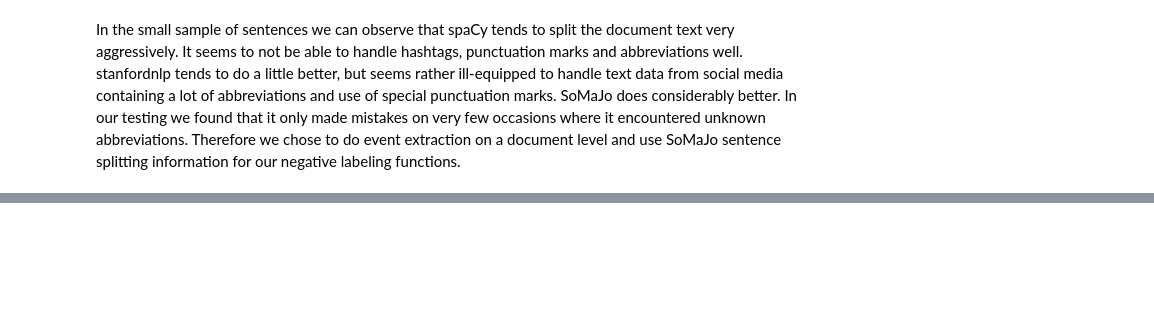
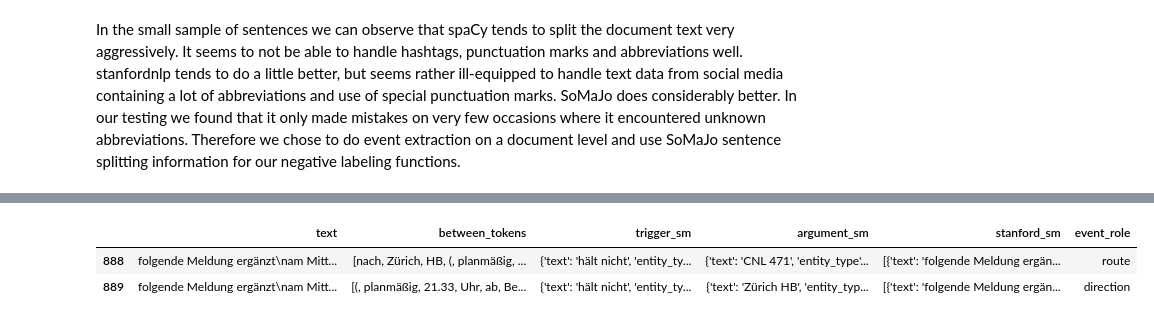
Before and after one commit to DFKI-NLP/wsee, a Jupyter notebook: notebooks/ssplit_experiments.ipynb, the cells around one changed output, grey strips where cells are left out. Drawn from its saved outputs; the diff is of its cells as text; code cells hidden in the pictures; blank space fills up the shorter version.

```diff
--- a/notebooks/ssplit_experiments.ipynb
+++ b/notebooks/ssplit_experiments.ipynb
@@ -135,2 +307,6 @@ error_analysis.sample_fp(labeled_df=labeled_sd4m_roles, lf_outputs=L_sd_train, l
 # %%
-error_analysis.sample_fp(labeled_df=labeled_sd4m_roles, lf_outputs=L_sd_train, lf_index=1, label_of_interest=10, sample_size=1)[['text', 'trigger', 'argument', 'sentence_spans', 'label']]
+error_analysis.get_false_positives(labeled_df=labeled_sd4m_roles, lf_outputs=L_sd_train, lf_index=1, label_of_interest=10).iloc[0:2][['text', 'between_tokens', 'trigger_sm', 'argument_sm', 'stanford_sm', 'event_role']]
+# %% [output]
+|  | text | between_tokens | trigger_sm | argument_sm | stanford_sm | event_role |
+| 888 | folgende Meldung ergänzt\nam Mitt... | [nach, Zürich, HB, (, planmäßig, ... | {'text': 'hält nicht', 'entity_ty... | {'text': 'CNL 471', 'entity_type'... | [{'text': 'folgende Meldung ergän... | route |
+| 889 | folgende Meldung ergänzt\nam Mitt... | [(, planmäßig, 21.33, Uhr, ab, Be... | {'text': 'hält nicht', 'entity_ty... | {'text': 'Zürich HB', 'entity_typ... | [{'text': 'folgende Meldung ergän... | direction |
```
Also changed, not shown: parts of 17 cells of this notebook, 3 other files.
